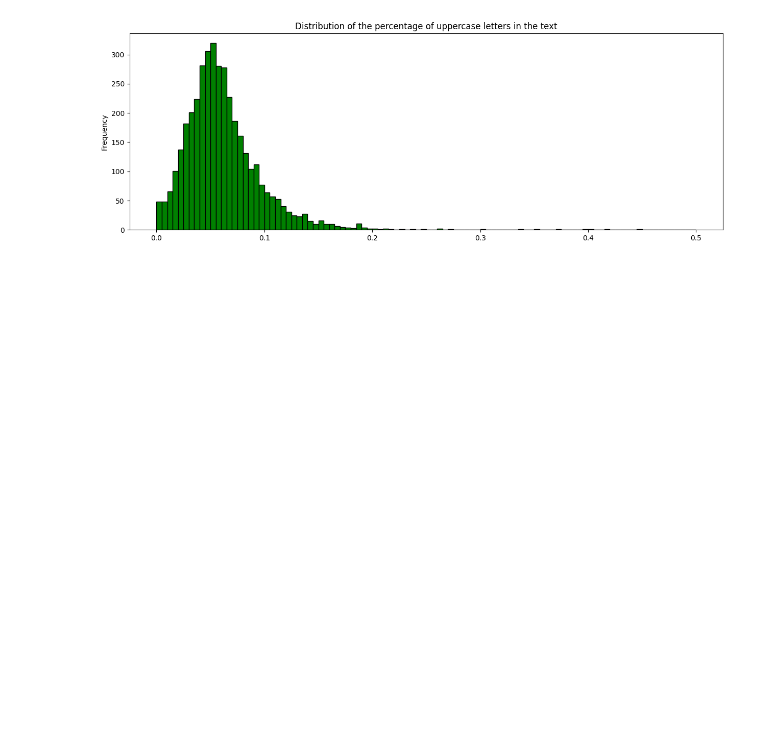
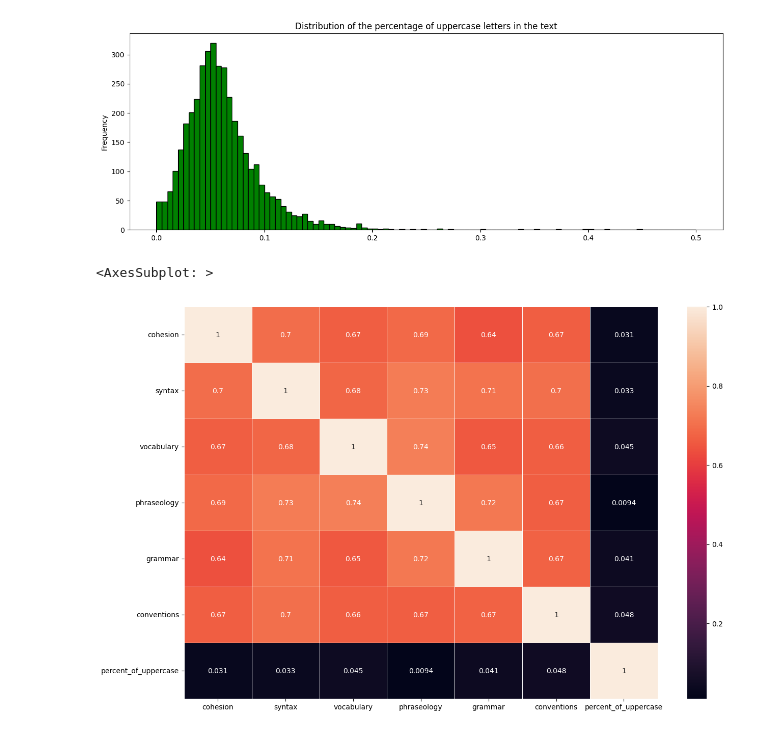
Before and after one commit to KubiakJakub01/Feedback-Prize-ELL, a Jupyter notebook: src/notebooks/research_features.ipynb, the cells around one changed output. Saved outputs shown, nothing was run; the diff lists cells and outputs as text; code cells hidden in the pictures; blank space fills up the shorter version.

Commit message:
Plot corr matrix

```diff
--- a/src/notebooks/research_features.ipynb
+++ b/src/notebooks/research_features.ipynb
@@ -262,3 +262,18 @@ train_df[percent_of_uppercase].plot(
 # %% [output]
 <AxesSubplot: title={'center': 'Distribution of the percentage of uppercase letters in the text'}, ylabel='Frequency'>
 [figure]
+# %%
+# Correlation matrix
+corr = train_df[numberic_cols + [percent_of_uppercase]].corr()
+fig, ax = plt.subplots(figsize=(15, 10))
+sns.heatmap(
+    corr,
+    xticklabels=corr.columns.values,
+    yticklabels=corr.columns.values,
+    annot=True,
+    linewidths=0.5,
+    ax=ax,
+)
+# %% [output]
+<AxesSubplot: >
+[figure, added]
```
